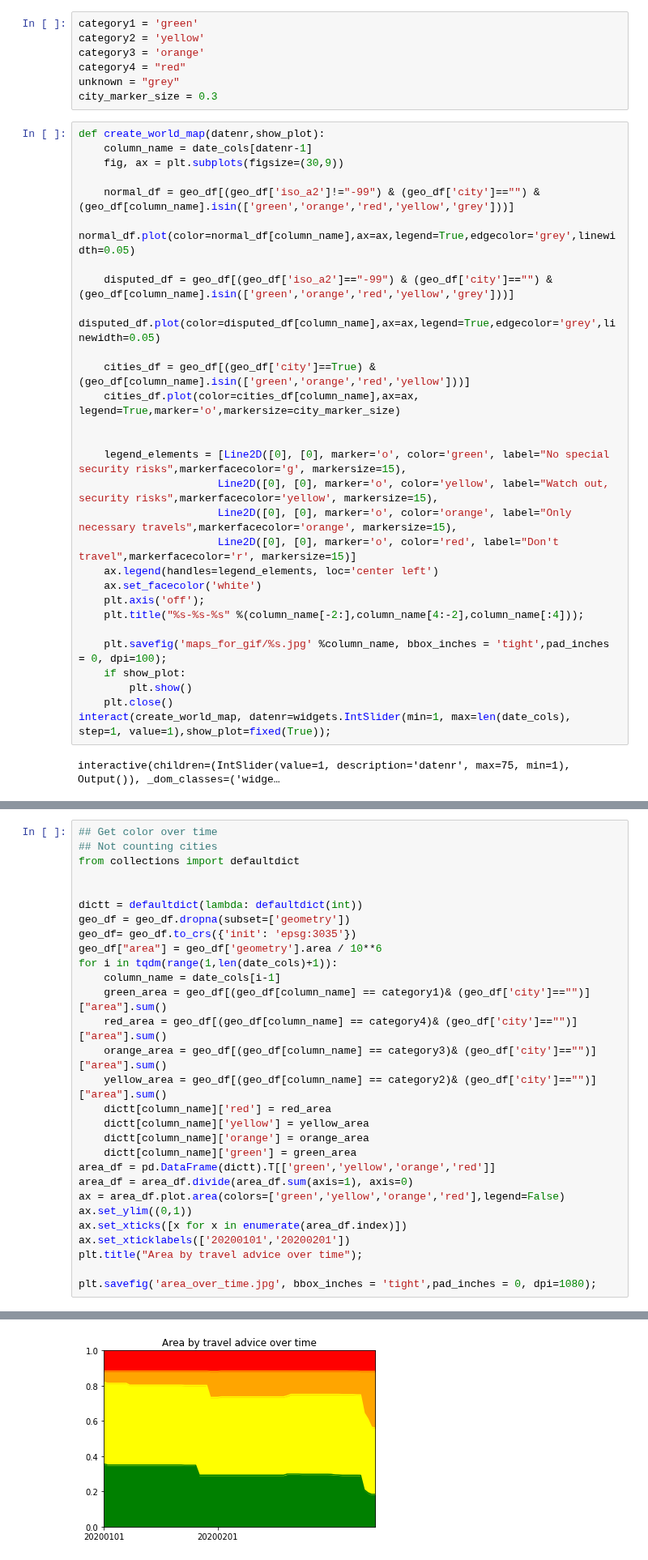
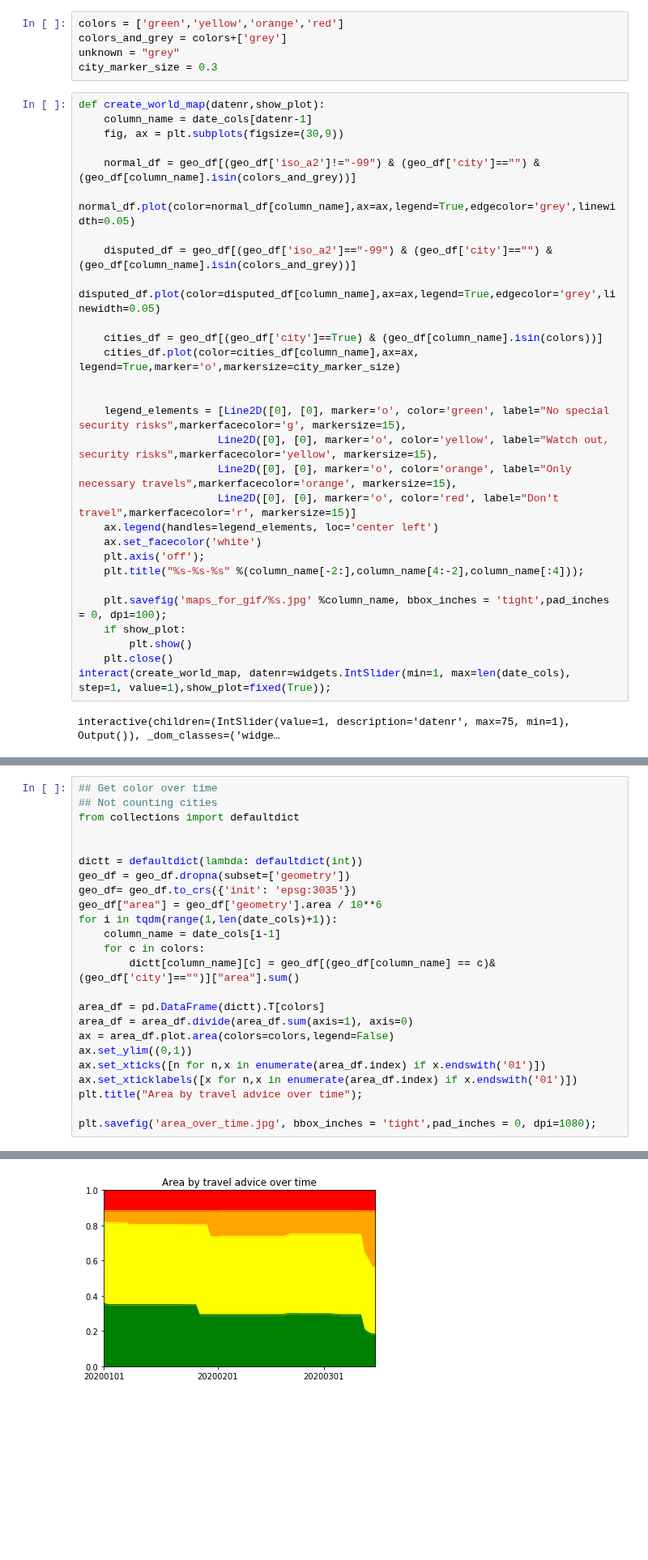
Before and after one commit to jaspervanderheide/Dutch-Travel-Advices, a Jupyter notebook: merge.ipynb, the cells around one changed output, grey strips where cells are left out. Shown at 81% size. Drawn from its saved outputs; the diff is of its cells as text; blank space fills up the shorter version.

```diff
--- a/merge.ipynb
+++ b/merge.ipynb
@@ -53,10 +53,8 @@ geo_df[geo_df.geometry==None]
 | 4745 | VE |  | None |  | VEN+99? | VE-X01~ |  | orange | orange | orange | ... |
 9 rows × 82 columns
 # %%
-category1 = 'green'
-category2 = 'yellow'
-category3 = 'orange'
-category4 = "red"
+colors = ['green','yellow','orange','red']
+colors_and_grey = colors+['grey']
 unknown = "grey"
 city_marker_size = 0.3
 # %%
@@ -64,13 +62,13 @@ def create_world_map(datenr,show_plot):
     column_name = date_cols[datenr-1]
     fig, ax = plt.subplots(figsize=(30,9))
 
-    normal_df = geo_df[(geo_df['iso_a2']!="-99") & (geo_df['city']=="") & (geo_df[column_name].isin(['green','orange','red','yellow','grey']))]
+    normal_df = geo_df[(geo_df['iso_a2']!="-99") & (geo_df['city']=="") & (geo_df[column_name].isin(colors_and_grey))]
     normal_df.plot(color=normal_df[column_name],ax=ax,legend=True,edgecolor='grey',linewidth=0.05)
 
-    disputed_df = geo_df[(geo_df['iso_a2']=="-99") & (geo_df['city']=="") & (geo_df[column_name].isin(['green','orange','red','yellow','grey']))]
+    disputed_df = geo_df[(geo_df['iso_a2']=="-99") & (geo_df['city']=="") & (geo_df[column_name].isin(colors_and_grey))]
     disputed_df.plot(color=disputed_df[column_name],ax=ax,legend=True,edgecolor='grey',linewidth=0.05)
 
-    cities_df = geo_df[(geo_df['city']==True) & (geo_df[column_name].isin(['green','orange','red','yellow']))]
+    cities_df = geo_df[(geo_df['city']==True) & (geo_df[column_name].isin(colors))]
     cities_df.plot(color=cities_df[column_name],ax=ax, legend=True,marker='o',markersize=city_marker_size)
 
 
@@ -137,32 +135,27 @@ plt.savefig('most_recent_map.jpg', bbox_inches = 'tight',pad_inches = 0, dpi=108
 # %%
 ## Get color over time
 ## Not counting cities
 from collections import defaultdict
 
 
 dictt = defaultdict(lambda: defaultdict(int))
 geo_df = geo_df.dropna(subset=['geometry'])
 geo_df= geo_df.to_crs({'init': 'epsg:3035'})
 geo_df["area"] = geo_df['geometry'].area / 10**6
 for i in tqdm(range(1,len(date_cols)+1)):
     column_name = date_cols[i-1]
-    green_area = geo_df[(geo_df[column_name] == category1)& (geo_df['city']=="")]["area"].sum()
-    red_area = geo_df[(geo_df[column_name] == category4)& (geo_df['city']=="")]["area"].sum()
-    orange_area = geo_df[(geo_df[column_name] == category3)& (geo_df['city']=="")]["area"].sum()
-    yellow_area = geo_df[(geo_df[column_name] == category2)& (geo_df['city']=="")]["area"].sum()
-    dictt[column_name]['red'] = red_area
-    dictt[column_name]['yellow'] = yellow_area
-    dictt[column_name]['orange'] = orange_area
-    dictt[column_name]['green'] = green_area
-area_df = pd.DataFrame(dictt).T[['green','yellow','orange','red']]
+    for c in colors:
+        dictt[column_name][c] = geo_df[(geo_df[column_name] == c)& (geo_df['city']=="")]["area"].sum()
+
+area_df = pd.DataFrame(dictt).T[colors]
 area_df = area_df.divide(area_df.sum(axis=1), axis=0)
-ax = area_df.plot.area(colors=['green','yellow','orange','red'],legend=False)
+ax = area_df.plot.area(colors=colors,legend=False)
 ax.set_ylim((0,1))
-ax.set_xticks([x for x in enumerate(area_df.index)])
-ax.set_xticklabels(['20200101','20200201'])
+ax.set_xticks([n for n,x in enumerate(area_df.index) if x.endswith('01')])
+ax.set_xticklabels([x for n,x in enumerate(area_df.index) if x.endswith('01')])
 plt.title("Area by travel advice over time");
 
 plt.savefig('area_over_time.jpg', bbox_inches = 'tight',pad_inches = 0, dpi=1080);
 # %% [output]
 [interactive output not drawn]
-[figure, old version]
+[figure, new version]
```
Also changed, not shown: parts of 1 cell of this notebook, 1 other file.
